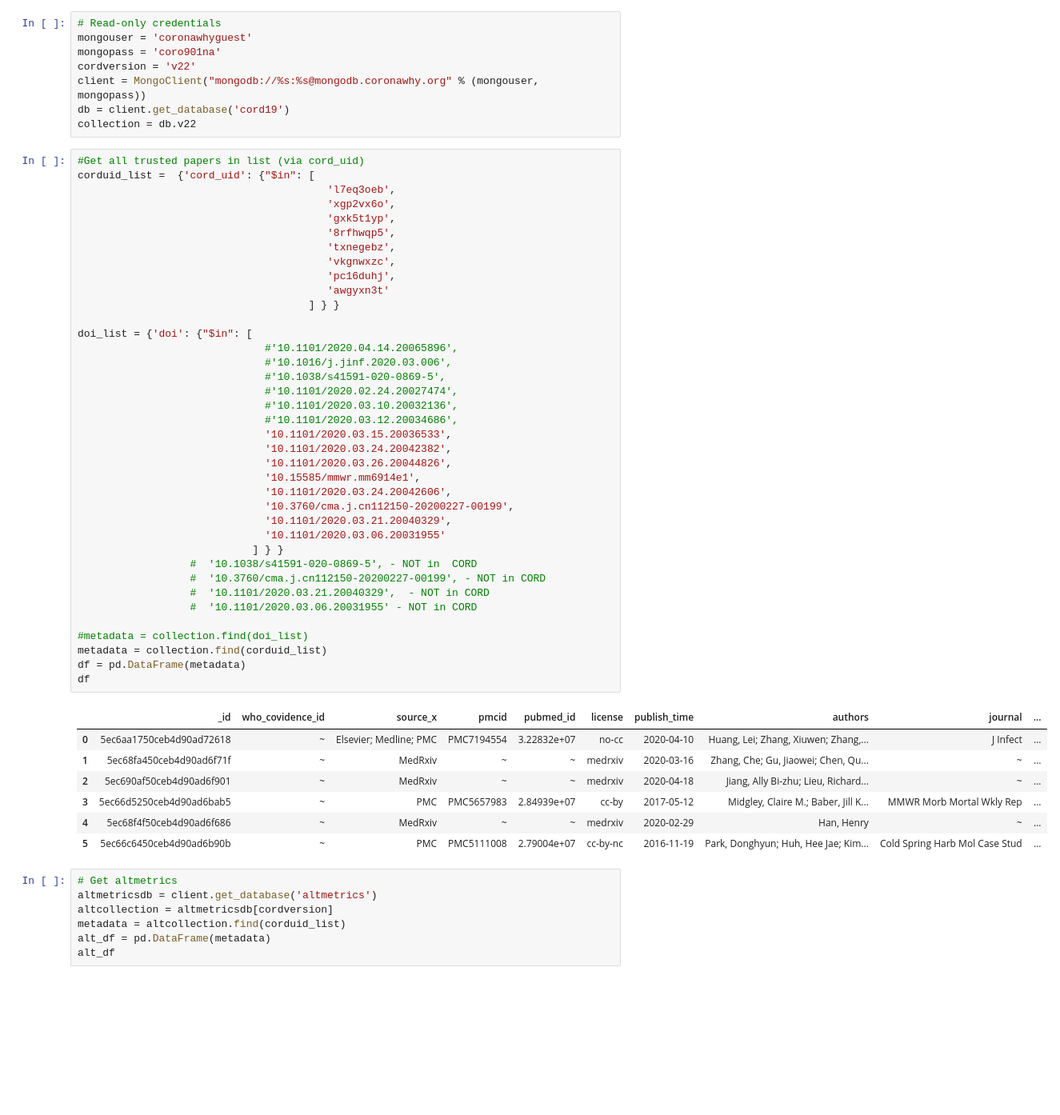
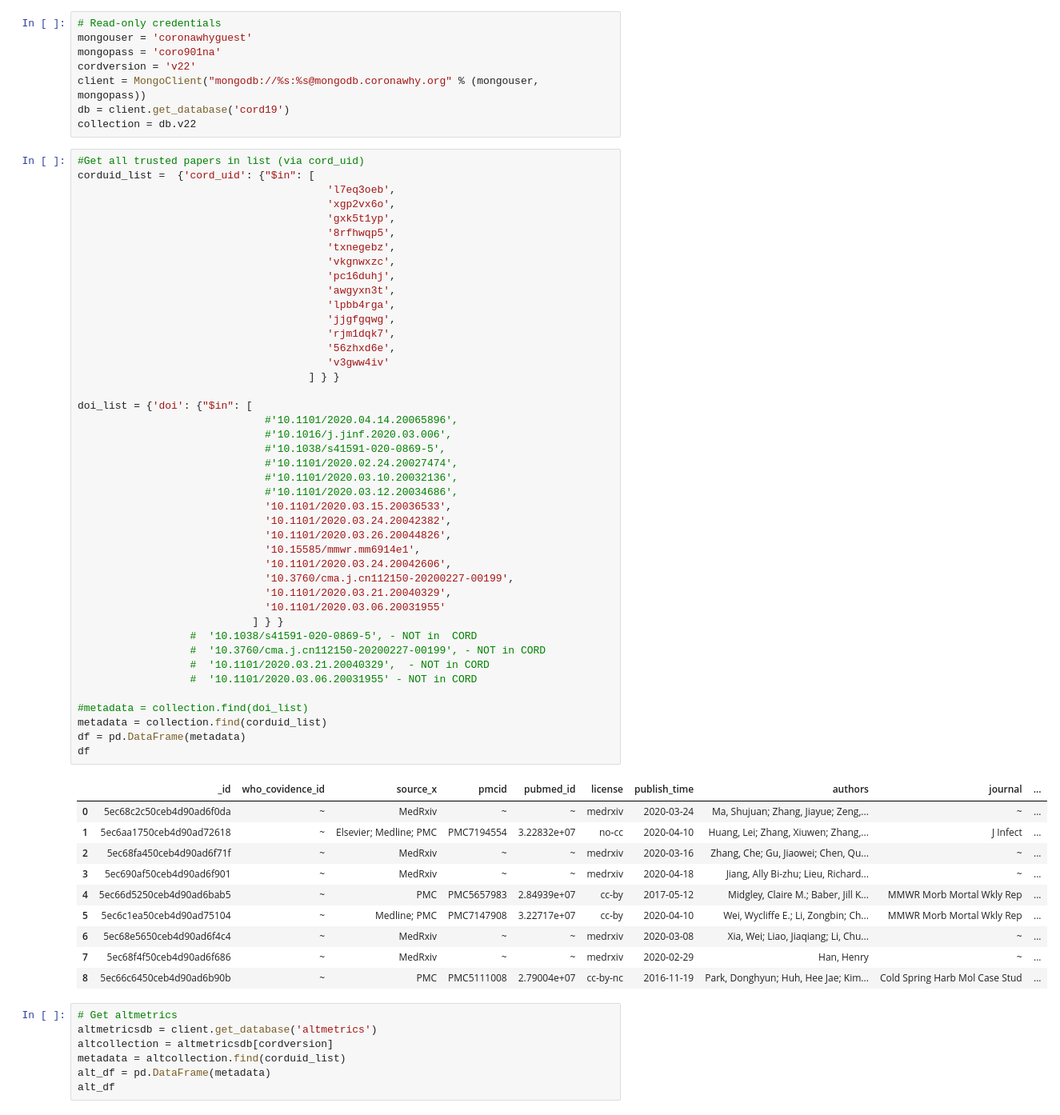
Before and after one commit to dmshlepakov/KG-TIES, a Jupyter notebook: Create_Knowledge_Graph.ipynb, the cells around one changed output. Shown: that part at 80% size. Cells and saved outputs as stored; diff of their text form; blank space fills up the shorter version.

```diff
--- a/Create_Knowledge_Graph.ipynb
+++ b/Create_Knowledge_Graph.ipynb
@@ -93,42 +86,50 @@ corduid_list =  {'cord_uid': {"$in": [
                                         'txnegebz',
                                         'vkgnwxzc',
                                         'pc16duhj',
-                                        'awgyxn3t'
+                                        'awgyxn3t',
+                                        'lpbb4rga',
+                                        'jjgfgqwg',
+                                        'rjm1dqk7',
+                                        '56zhxd6e',
+                                        'v3gww4iv'
                                      ] } }
 
 doi_list = {'doi': {"$in": [
                               #'10.1101/2020.04.14.20065896',
                               #'10.1016/j.jinf.2020.03.006',
                               #'10.1038/s41591-020-0869-5',
                               #'10.1101/2020.02.24.20027474',
                               #'10.1101/2020.03.10.20032136',
                               #'10.1101/2020.03.12.20034686',
                               '10.1101/2020.03.15.20036533',
                               '10.1101/2020.03.24.20042382',
                               '10.1101/2020.03.26.20044826',
                               '10.15585/mmwr.mm6914e1',
                               '10.1101/2020.03.24.20042606',
                               '10.3760/cma.j.cn112150-20200227-00199',
                               '10.1101/2020.03.21.20040329',
                               '10.1101/2020.03.06.20031955'
                             ] } }
                   #  '10.1038/s41591-020-0869-5', - NOT in  CORD
                   #  '10.3760/cma.j.cn112150-20200227-00199', - NOT in CORD
                   #  '10.1101/2020.03.21.20040329',  - NOT in CORD
                   #  '10.1101/2020.03.06.20031955' - NOT in CORD
 
 #metadata = collection.find(doi_list)
 metadata = collection.find(corduid_list)
 df = pd.DataFrame(metadata)
 df
 # %% [output]
 |  | _id | who_covidence_id | source_x | pmcid | pubmed_id | license | publish_time | authors | journal | ... |
-| 0 | 5ec6aa1750ceb4d90ad72618 | ~ | Elsevier; Medline; PMC | PMC7194554 | 3.22832e+07 | no-cc | 2020-04-10 | Huang, Lei; Zhang, Xiuwen; Zhang,... | J Infect | ... |
-| 1 | 5ec68fa450ceb4d90ad6f71f | ~ | MedRxiv | ~ | ~ | medrxiv | 2020-03-16 | Zhang, Che; Gu, Jiaowei; Chen, Qu... | ~ | ... |
-| 2 | 5ec690af50ceb4d90ad6f901 | ~ | MedRxiv | ~ | ~ | medrxiv | 2020-04-18 | Jiang, Ally Bi-zhu; Lieu, Richard... | ~ | ... |
-| 3 | 5ec66d5250ceb4d90ad6bab5 | ~ | PMC | PMC5657983 | 2.84939e+07 | cc-by | 2017-05-12 | Midgley, Claire M.; Baber, Jill K... | MMWR Morb Mortal Wkly Rep | ... |
-| 4 | 5ec68f4f50ceb4d90ad6f686 | ~ | MedRxiv | ~ | ~ | medrxiv | 2020-02-29 | Han, Henry | ~ | ... |
-| 5 | 5ec66c6450ceb4d90ad6b90b | ~ | PMC | PMC5111008 | 2.79004e+07 | cc-by-nc | 2016-11-19 | Park, Donghyun; Huh, Hee Jae; Kim... | Cold Spring Harb Mol Case Stud | ... |
+| 0 | 5ec68c2c50ceb4d90ad6f0da | ~ | MedRxiv | ~ | ~ | medrxiv | 2020-03-24 | Ma, Shujuan; Zhang, Jiayue; Zeng,... | ~ | ... |
+| 1 | 5ec6aa1750ceb4d90ad72618 | ~ | Elsevier; Medline; PMC | PMC7194554 | 3.22832e+07 | no-cc | 2020-04-10 | Huang, Lei; Zhang, Xiuwen; Zhang,... | J Infect | ... |
+| 2 | 5ec68fa450ceb4d90ad6f71f | ~ | MedRxiv | ~ | ~ | medrxiv | 2020-03-16 | Zhang, Che; Gu, Jiaowei; Chen, Qu... | ~ | ... |
+| 3 | 5ec690af50ceb4d90ad6f901 | ~ | MedRxiv | ~ | ~ | medrxiv | 2020-04-18 | Jiang, Ally Bi-zhu; Lieu, Richard... | ~ | ... |
+| 4 | 5ec66d5250ceb4d90ad6bab5 | ~ | PMC | PMC5657983 | 2.84939e+07 | cc-by | 2017-05-12 | Midgley, Claire M.; Baber, Jill K... | MMWR Morb Mortal Wkly Rep | ... |
+| 5 | 5ec6c1ea50ceb4d90ad75104 | ~ | Medline; PMC | PMC7147908 | 3.22717e+07 | cc-by | 2020-04-10 | Wei, Wycliffe E.; Li, Zongbin; Ch... | MMWR Morb Mortal Wkly Rep | ... |
+| 6 | 5ec68e5650ceb4d90ad6f4c4 | ~ | MedRxiv | ~ | ~ | medrxiv | 2020-03-08 | Xia, Wei; Liao, Jiaqiang; Li, Chu... | ~ | ... |
+| 7 | 5ec68f4f50ceb4d90ad6f686 | ~ | MedRxiv | ~ | ~ | medrxiv | 2020-02-29 | Han, Henry | ~ | ... |
+| 8 | 5ec66c6450ceb4d90ad6b90b | ~ | PMC | PMC5111008 | 2.79004e+07 | cc-by-nc | 2016-11-19 | Park, Donghyun; Huh, Hee Jae; Kim... | Cold Spring Harb Mol Case Stud | ... |
 # %%
 # Get altmetrics
 altmetricsdb = client.get_database('altmetrics')
```
Also changed, not shown: parts of 13 cells of this notebook.
